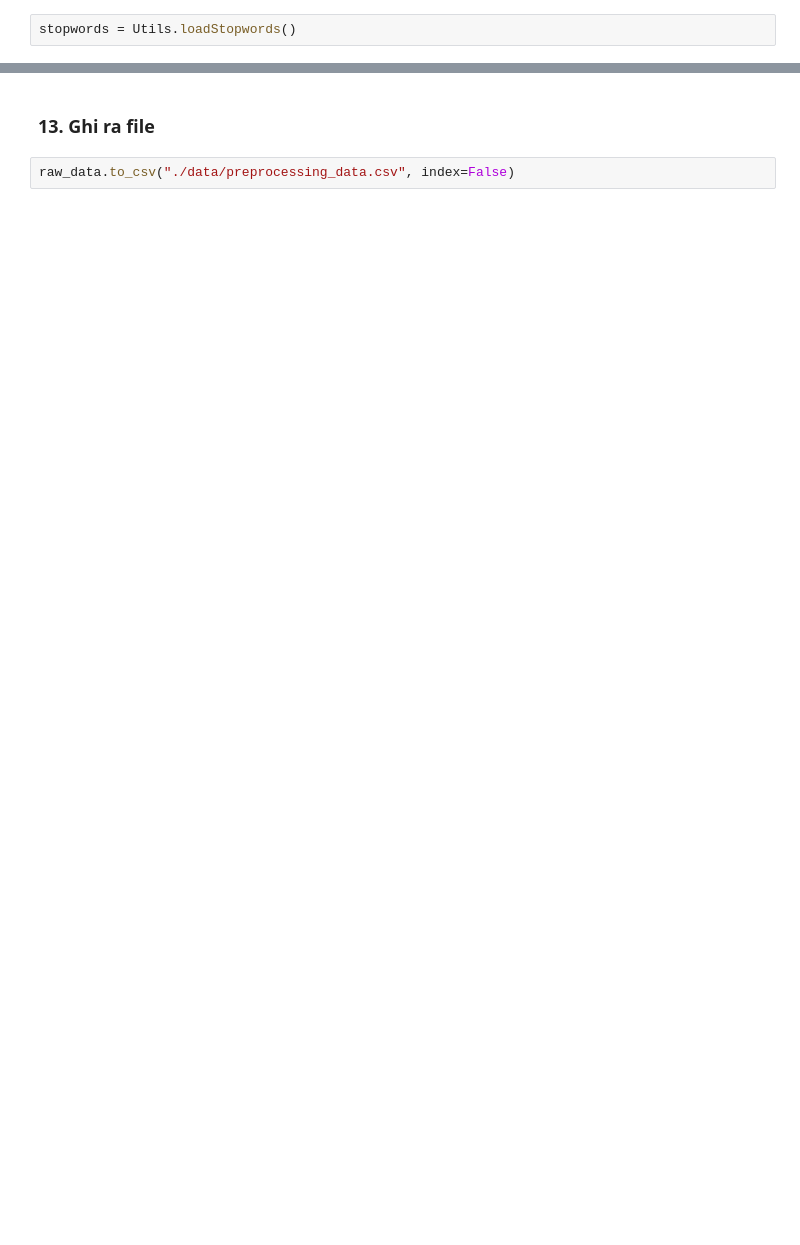
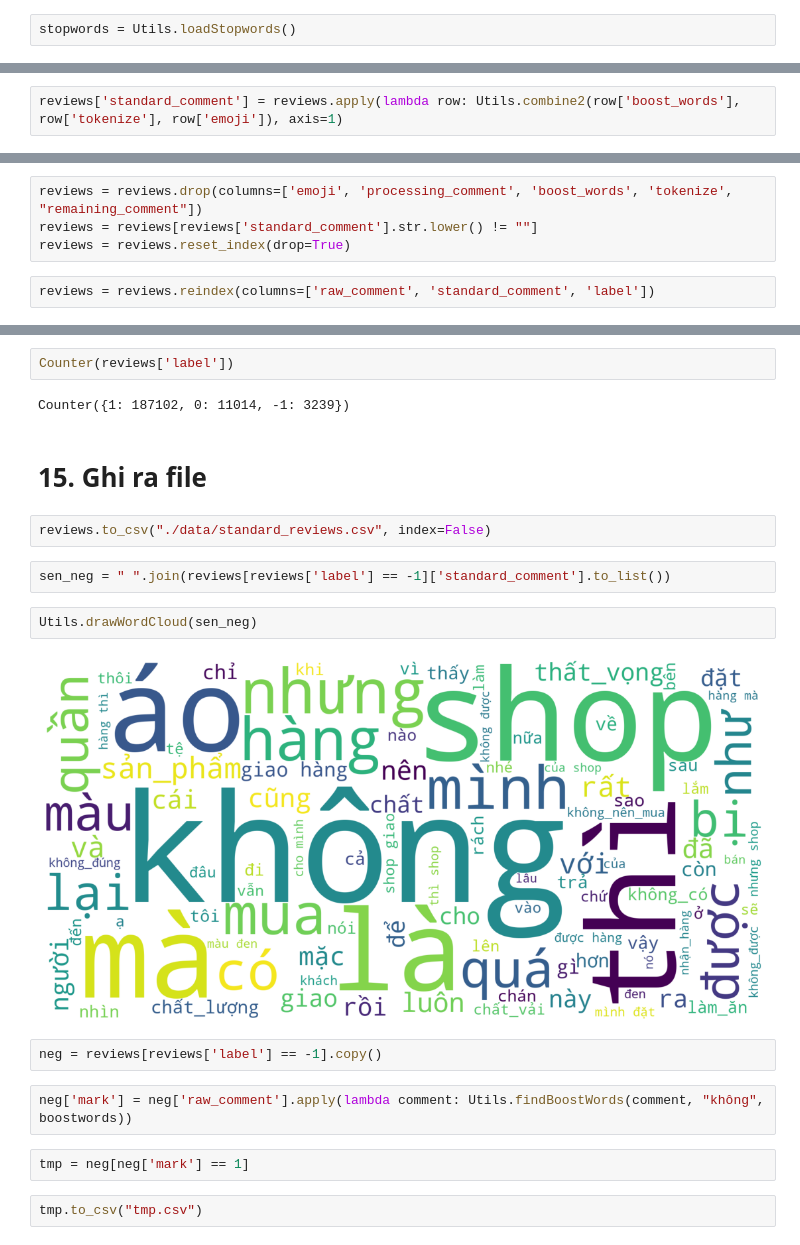
Before and after one commit to cuongpiger/CSC_Data_Science_Final_Project, a Jupyter notebook: 01. Data Preprocessing/00_preprocessing.ipynb, the cells around one changed output, grey strips where cells are left out. Drawn from its saved outputs; the diff is of its cells as text; blank space fills up the shorter version.

```diff
--- a/01. Data Preprocessing/00_preprocessing.ipynb
+++ b/01. Data Preprocessing/00_preprocessing.ipynb
@@ -357,0 +272,2 @@ raw_data
+# %%
+reviews['standard_comment'] = reviews.apply(lambda row: Utils.combine2(row['boost_words'], row['tokenize'], row['emoji']), axis=1)
@@ -357,0 +292,6 @@ raw_data
+# %%
+reviews = reviews.drop(columns=['emoji', 'processing_comment', 'boost_words', 'tokenize', "remaining_comment"])
+reviews = reviews[reviews['standard_comment'].str.lower() != ""]
+reviews = reviews.reset_index(drop=True)
+# %%
+reviews = reviews.reindex(columns=['raw_comment', 'standard_comment', 'label'])
@@ -358,4 +314,22 @@ raw_data
+# %%
+Counter(reviews['label'])
+# %% [output]
+Counter({1: 187102, 0: 11014, -1: 3239})
 # %% [markdown]
-### 13. Ghi ra file
+# 15. Ghi ra file
 # %%
-raw_data.to_csv("./data/preprocessing_data.csv", index=False)
+reviews.to_csv("./data/standard_reviews.csv", index=False)
+# %%
+sen_neg = " ".join(reviews[reviews['label'] == -1]['standard_comment'].to_list())
+# %%
+Utils.drawWordCloud(sen_neg)
+# %% [output]
+[figure, added]
+# %%
+neg = reviews[reviews['label'] == -1].copy()
+# %%
+neg['mark'] = neg['raw_comment'].apply(lambda comment: Utils.findBoostWords(comment, "không", boostwords))
+# %%
+tmp = neg[neg['mark'] == 1]
+# %%
+tmp.to_csv("tmp.csv")
```
Also changed, not shown: parts of 110 cells of this notebook, 20 other files.
